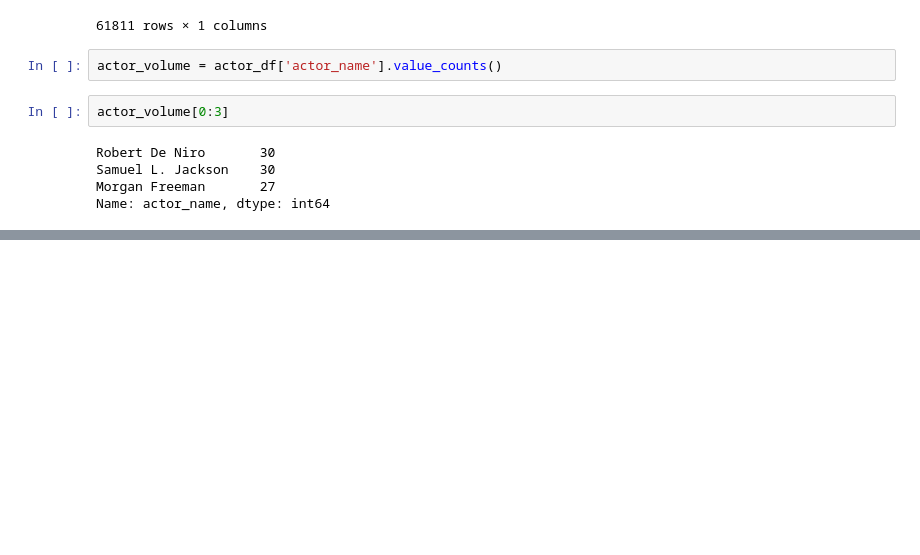
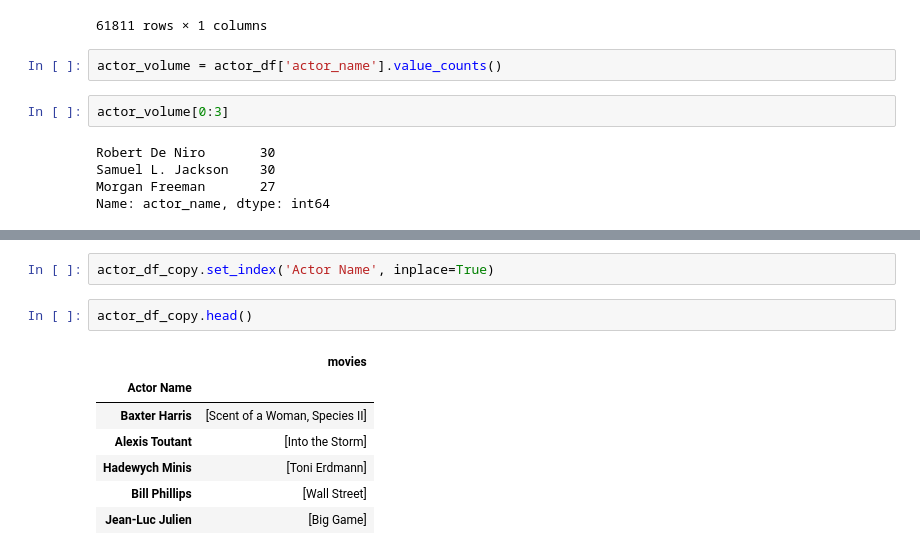
Before and after one commit to rishabhk1501/EDA-on-IMDB-Dataset, a Jupyter notebook: EDA_on_IMDB_Dataset.ipynb, the cells around one changed output, grey strips where cells are left out. Saved outputs shown, nothing was run; the diff lists cells and outputs as text; blank space fills up the shorter version.

```diff
--- a/EDA_on_IMDB_Dataset.ipynb
+++ b/EDA_on_IMDB_Dataset.ipynb
@@ -700,0 +856,12 @@ Name: actor_name, dtype: int64
+# %%
+actor_df_copy.set_index('Actor Name', inplace=True)
+# %%
+actor_df_copy.head()
+# %% [output]
+|  | movies |
+| Actor Name |  |
+| Baxter Harris | [Scent of a Woman, Species II] |
+| Alexis Toutant | [Into the Storm] |
+| Hadewych Minis | [Toni Erdmann] |
+| Bill Phillips | [Wall Street] |
+| Jean-Luc Julien | [Big Game] |
```
Also changed, not shown: parts of 26 cells of this notebook.
